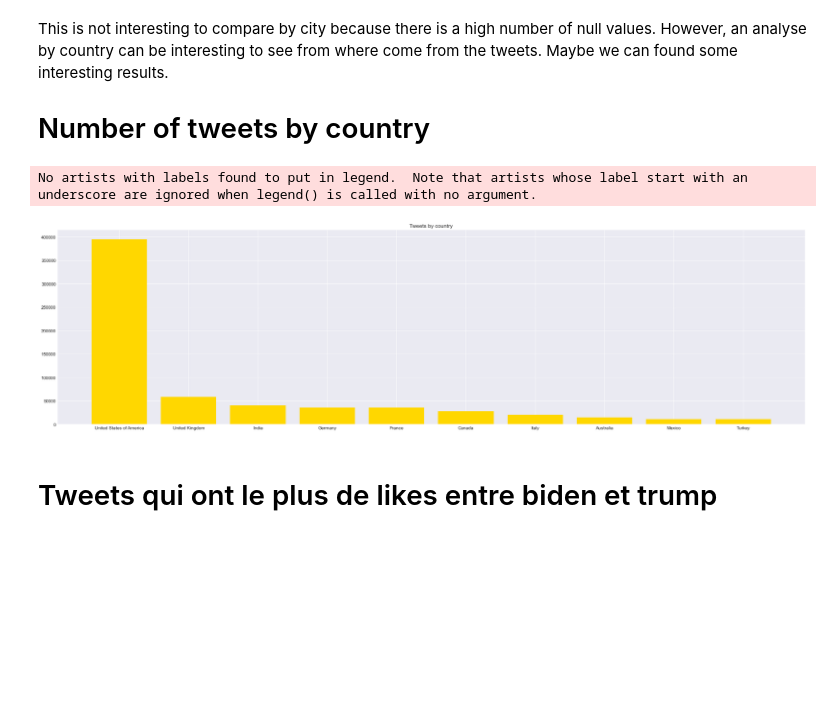
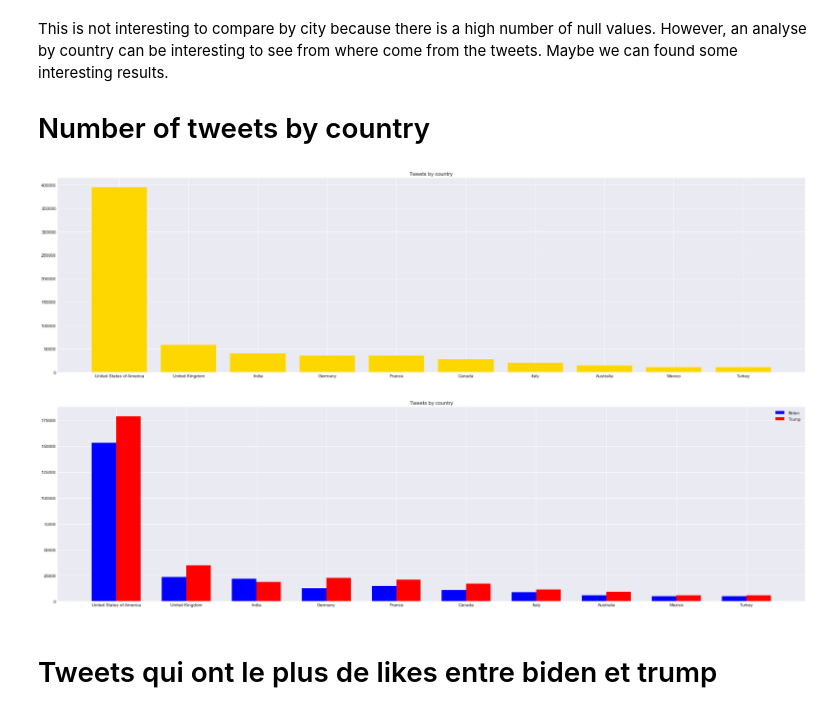
Before and after one commit to Guillaume-Vacelet/bigdata_group_1, a Jupyter notebook: sentiment_analysis.ipynb, the cells around one changed output. Drawn from its saved outputs; the diff is of its cells as text; code cells hidden in the pictures; blank space fills up the shorter version.

Commit message:
✨ Compared nb tweets by hashtag and country

```diff
--- a/sentiment_analysis.ipynb
+++ b/sentiment_analysis.ipynb
@@ -122,11 +122,17 @@ This is not interesting to compare by city because there is a high number of nul
 countries = dataset['country'].unique()
 # %%
 # Create an empty dataframe array with column country and number_of_tweets
-countries_dataset = pd.DataFrame(columns=['country', 'number_of_tweets'])
+countries_dataset = pd.DataFrame(columns=['country', 'number_of_tweets', 'number_of_tweets_biden', 'number_of_tweets_trump'])
 
 # Populate the array
 for country in countries:
-    countries_dataset = countries_dataset.append({'country': country, 'number_of_tweets': (dataset['country'] == country).sum()}, ignore_index=True)
+    tmp_dataset_country = dataset.loc[(dataset['country'] == country)]
+    countries_dataset = countries_dataset.append({
+        'country': country,
+        'number_of_tweets': len(tmp_dataset_country),
+        'number_of_tweets_biden': (tmp_dataset_country['reference'] == 'biden').sum(),
+        'number_of_tweets_trump': (tmp_dataset_country['reference'] == 'trump').sum(),
+    }, ignore_index=True)
 
 # Take just the first 10 country
 countries_dataset = countries_dataset.sort_values(by='number_of_tweets', ascending=False)
@@ -149,12 +155,28 @@ plt.bar(x_pos, countries_dataset['number_of_tweets'].tolist(), width=0.8, color=
 
 plt.xticks(x_pos, x)
 plt.title("Tweets by country")
-plt.legend()
 
 plt.show()
 # %% [output]
-No artists with labels found to put in legend.  Note that artists whose label start with an underscore are ignored when legend() is called with no argument.
 [figure]
+# %%
+# Display the number of tweets by hashtag and by country
+x = countries_dataset['country'].tolist()
+
+x_pos = np.arange(len(x))
+width = 0.35
+
+plt.figure(figsize=(30,8))
+plt.bar(x_pos, countries_dataset['number_of_tweets_biden'].tolist(), width=width, color="blue", label="Biden")
+plt.bar(x_pos + width, countries_dataset['number_of_tweets_trump'].tolist(), width=width, color='red', label="Trump")
+
+plt.xticks(x_pos + width / 2, x)
+plt.title("Tweets by country")
+plt.legend()
+
+plt.show()
+# %% [output]
+[figure, added]
 # %% [markdown]
 
 # Tweets qui ont le plus de likes entre biden et trump
```
